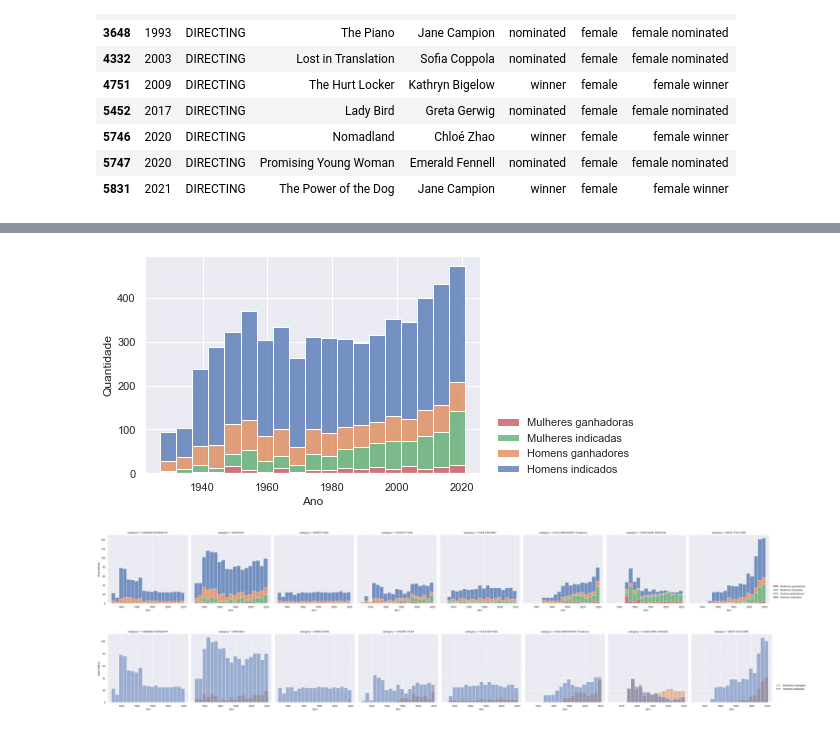
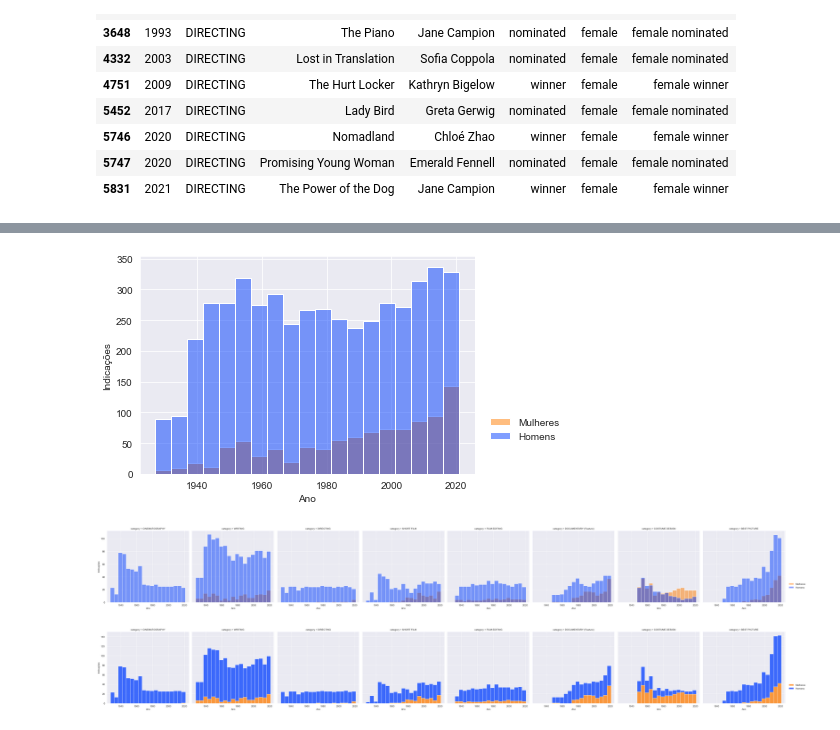
Before and after one commit to vinifm/puc_bechdel, a Jupyter notebook: oscar/raspagem.ipynb, the cells around one changed output, grey strips where cells are left out. Drawn from its saved outputs; the diff is of its cells as text; code cells hidden in the pictures.

Commit message:
oscar graficos

```diff
--- a/oscar/raspagem.ipynb
+++ b/oscar/raspagem.ipynb
@@ -7,7 +7,8 @@ import gender_guesser.detector as gender
 import matplotlib.pyplot as plt
 import seaborn as sns
 
-sns.set_theme()
+# sns.set_theme('bright')
+sns.set_palette('bright', 10)
 # %% [markdown]
 #### Raspagem: lista de mulheres nomeadas e ganhadoras do Oscar em categorias em que gêneros competem.
 
@@ -291,25 +364,25 @@ oscar_df[(oscar_df.category == 'DIRECTING') &
 # %%
 # INDICADOS E GANHADORES EM TODAS AS CATEGORIAS
 
-g = sns.histplot(data=oscar_df, x='year', hue='hue', multiple='stack')
-g.set(xlabel='Ano', ylabel='Quantidade')
-plt.legend(['Mulheres ganhadoras', 'Mulheres indicadas', 'Homens ganhadores', 'Homens indicados'], bbox_to_anchor=(1.02, 0.3), frameon=False)
+g = sns.histplot(data=oscar_df, x='year', hue='gender')
+g.set(xlabel='Ano', ylabel='Indicações')
+plt.legend(['Mulheres', 'Homens'], bbox_to_anchor=(1.02, 0.3), frameon=False)
 plt.savefig('../images/categories_all.png', dpi=250)
 # %% [output]
-[figure, old version]
+[figure, new version]
+# %%
+# INDICADOS POR CATEGORIA, colunas não empilhadas
+g = sns.displot(data=oscar_df, x='year', hue='gender', col='category', legend=False)
+g.set(xlabel='Ano', ylabel='Indicações')
+plt.legend(['Mulheres', 'Homens'], bbox_to_anchor=(1.02, 0.3), frameon=False)
+g.savefig('../images/categories.png', dpi=250)
+# %% [output]
+[figure, added]
 # %%
-# INDICADOS E GANHADORES POR CATEGORIA
-g = sns.displot(data=oscar_df, x='year', hue='hue', col='category', multiple='stack', legend=False)
-g.set(xlabel='Ano', ylabel='Quantidade')
-plt.legend(['Mulheres ganhadoras', 'Mulheres indicadas', 'Homens ganhadores', 'Homens indicados'], bbox_to_anchor=(1.02, 0.3), frameon=False)
-g.savefig('../images/categories0.png', dpi=250)
+# INDICADOS POR CATEGORIA, colunas empilhadas
+g = sns.displot(data=oscar_df, x='year', hue='gender', col='category', multiple='stack', legend=False)
+g.set(xlabel='Ano', ylabel='Indicações')
+plt.legend(['Mulheres', 'Homens'], bbox_to_anchor=(1.02, 0.3), frameon=False)
+g.savefig('../images/categories_nominated_stack.png', dpi=250)
 # %% [output]
-[figure, old version]
+[figure, new version]
-# %%
-# INDICADOS POR CATEGORIA, colunas não empilhadas
-g = sns.displot(data=oscar_df, x='year', hue='gender', col='category', legend=False)
-g.set(xlabel='Ano', ylabel='Quantidade')
-plt.legend(['Mulheres indicadas', 'Homens indicados'], bbox_to_anchor=(1.02, 0.3), frameon=False)
-g.savefig('../images/categories1.png', dpi=250)
-# %% [output]
-[figure, removed]
```
Also changed, not shown: parts of 5 cells of this notebook.
